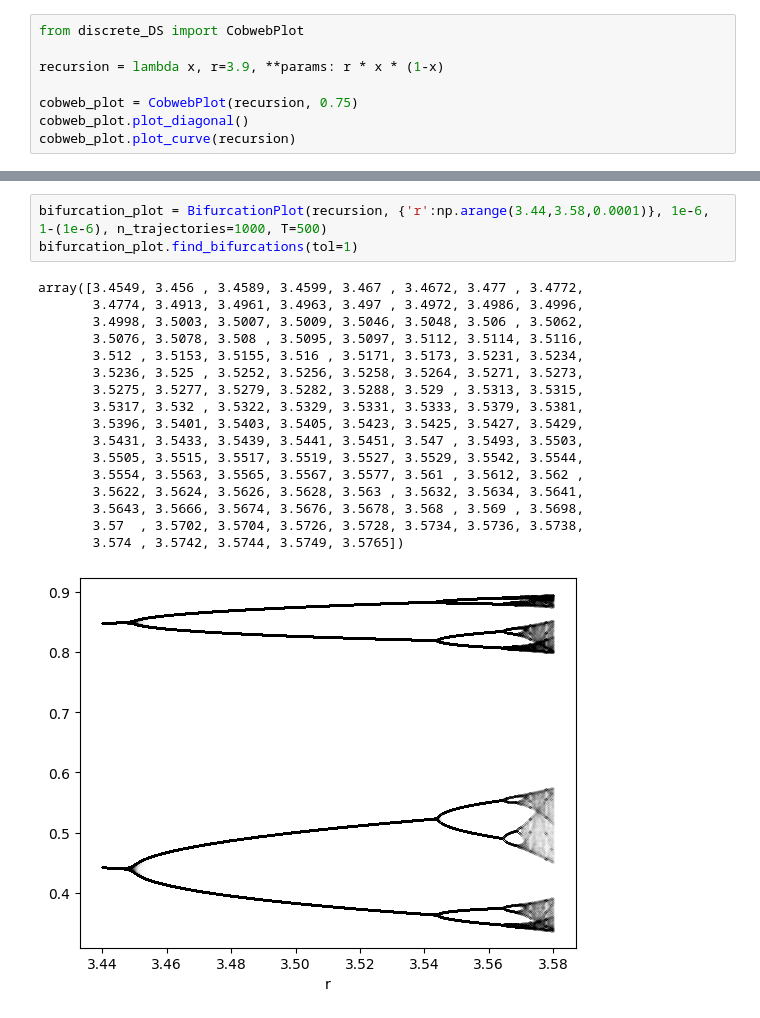
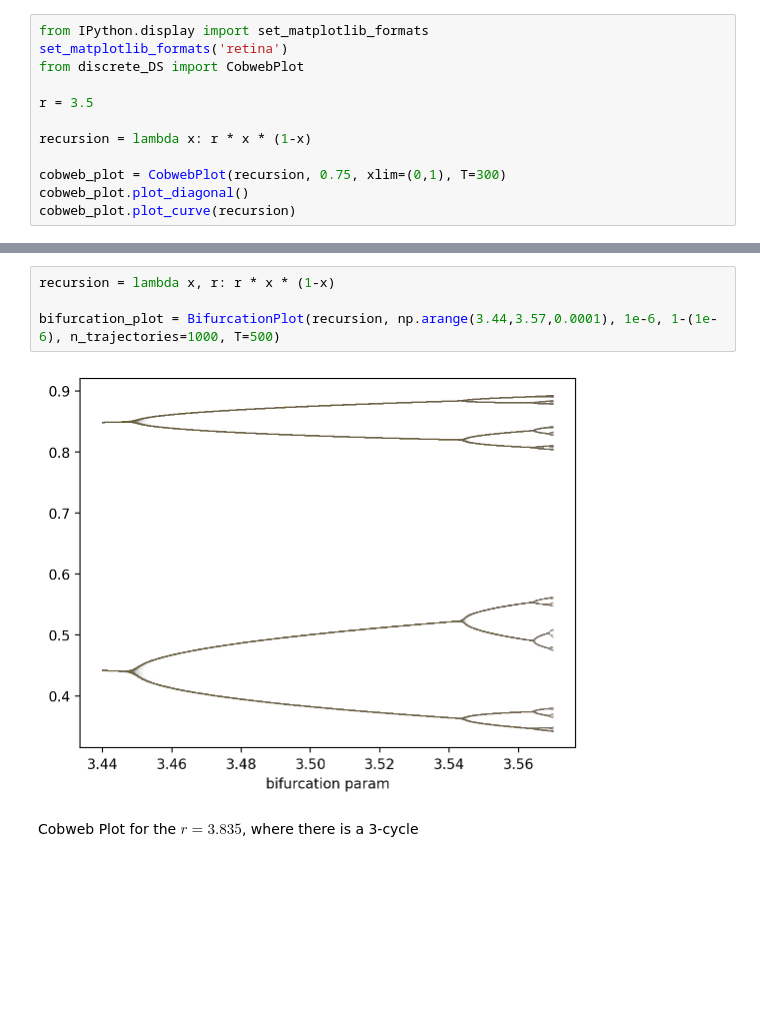
Before and after one commit to JMFechtelpeter/dynamical_system_plots, a Jupyter notebook: logistic_map.ipynb, the cells around one changed output, grey strips where cells are left out. Cells and saved outputs as stored; diff of their text form; blank space fills up the shorter version.

```diff
--- a/logistic_map.ipynb
+++ b/logistic_map.ipynb
@@ -1,9 +3,13 @@
 # %%
+from IPython.display import set_matplotlib_formats
+set_matplotlib_formats('retina')
 from discrete_DS import CobwebPlot
 
-recursion = lambda x, r=3.9, **params: r * x * (1-x)
+r = 3.5
 
-cobweb_plot = CobwebPlot(recursion, 0.75)
+recursion = lambda x: r * x * (1-x)
+
+cobweb_plot = CobwebPlot(recursion, 0.75, xlim=(0,1), T=300)
 cobweb_plot.plot_diagonal()
 cobweb_plot.plot_curve(recursion)
 # %% [output]
@@ -18,22 +31,9 @@ bifurcation_plot = BifurcationPlot(recursion, {'r':np.arange(0.001,4,0.001)}, 1e
 # %%
-bifurcation_plot = BifurcationPlot(recursion, {'r':np.arange(3.44,3.58,0.0001)}, 1e-6, 1-(1e-6), n_trajectories=1000, T=500)
-bifurcation_plot.find_bifurcations(tol=1)
+recursion = lambda x, r: r * x * (1-x)
+
+bifurcation_plot = BifurcationPlot(recursion, np.arange(3.44,3.57,0.0001), 1e-6, 1-(1e-6), n_trajectories=1000, T=500)
 # %% [output]
-array([3.4549, 3.456 , 3.4589, 3.4599, 3.467 , 3.4672, 3.477 , 3.4772,
-       3.4774, 3.4913, 3.4961, 3.4963, 3.497 , 3.4972, 3.4986, 3.4996,
-       3.4998, 3.5003, 3.5007, 3.5009, 3.5046, 3.5048, 3.506 , 3.5062,
-       3.5076, 3.5078, 3.508 , 3.5095, 3.5097, 3.5112, 3.5114, 3.5116,
-       3.512 , 3.5153, 3.5155, 3.516 , 3.5171, 3.5173, 3.5231, 3.5234,
-       3.5236, 3.525 , 3.5252, 3.5256, 3.5258, 3.5264, 3.5271, 3.5273,
-       3.5275, 3.5277, 3.5279, 3.5282, 3.5288, 3.529 , 3.5313, 3.5315,
-       3.5317, 3.532 , 3.5322, 3.5329, 3.5331, 3.5333, 3.5379, 3.5381,
-       3.5396, 3.5401, 3.5403, 3.5405, 3.5423, 3.5425, 3.5427, 3.5429,
-       3.5431, 3.5433, 3.5439, 3.5441, 3.5451, 3.547 , 3.5493, 3.5503,
-       3.5505, 3.5515, 3.5517, 3.5519, 3.5527, 3.5529, 3.5542, 3.5544,
-       3.5554, 3.5563, 3.5565, 3.5567, 3.5577, 3.561 , 3.5612, 3.562 ,
-       3.5622, 3.5624, 3.5626, 3.5628, 3.563 , 3.5632, 3.5634, 3.5641,
-       3.5643, 3.5666, 3.5674, 3.5676, 3.5678, 3.568 , 3.569 , 3.5698,
-       3.57  , 3.5702, 3.5704, 3.5726, 3.5728, 3.5734, 3.5736, 3.5738,
-       3.574 , 3.5742, 3.5744, 3.5749, 3.5765])
-[figure, old version]
+[figure, new version]
+# %% [markdown]
+Cobweb Plot for the $r=3.835$, where there is a 3-cycle
 # %%
```
Also changed, not shown: parts of 8 cells of this notebook, 5 other files.
